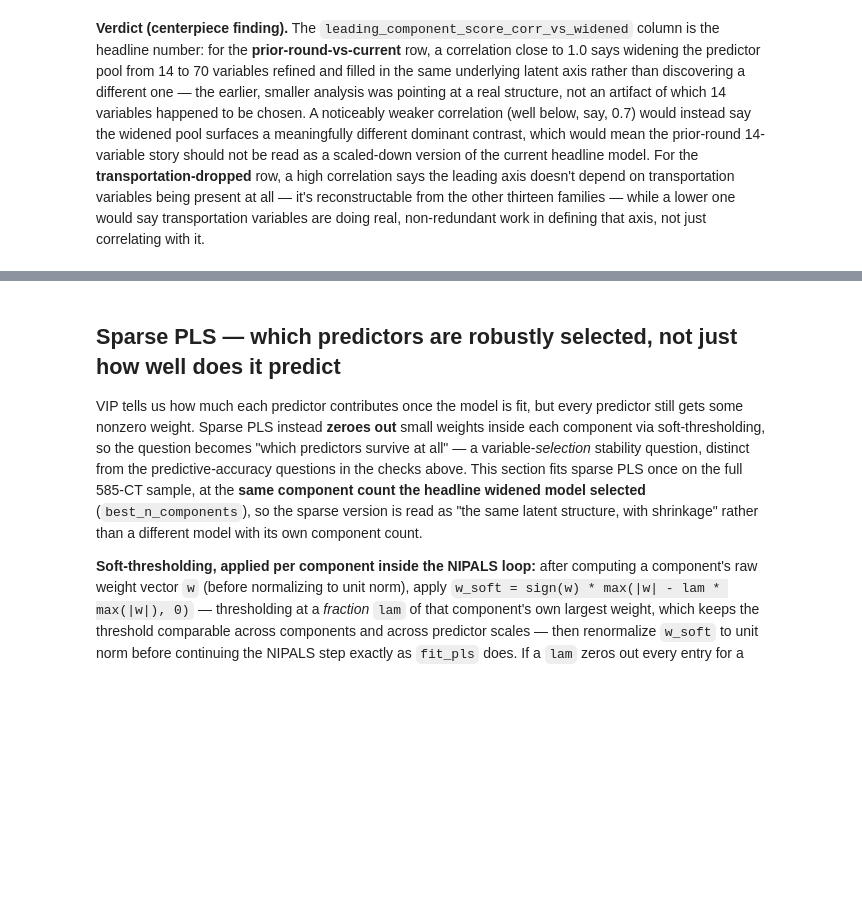
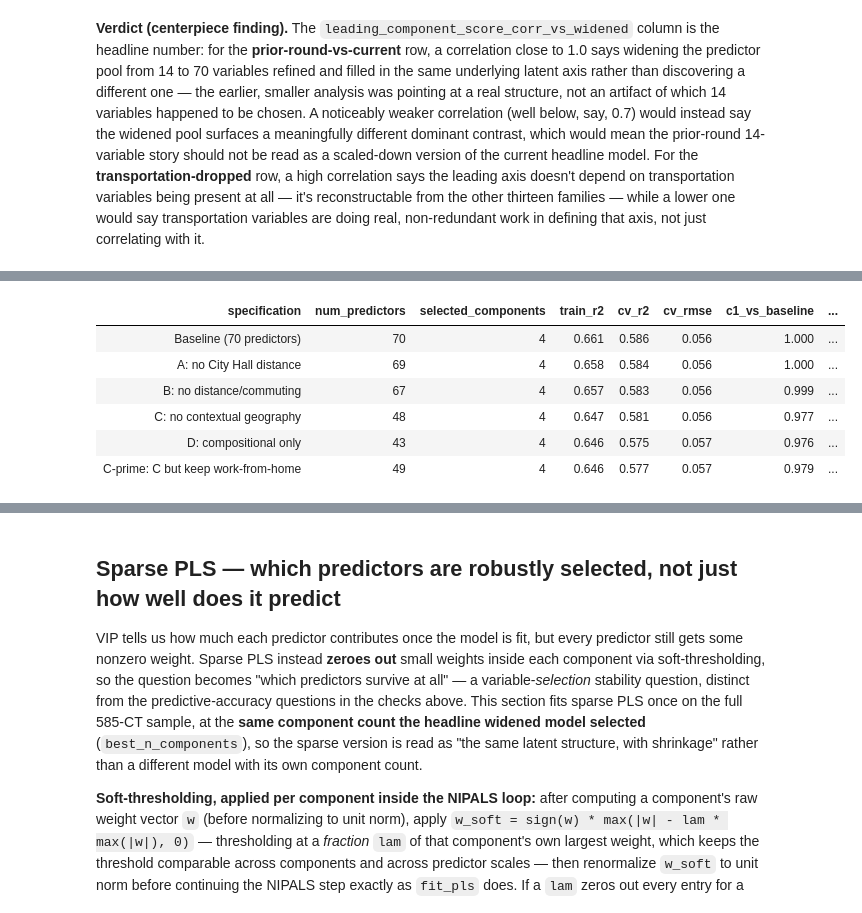
Before and after one commit to schoolofcities/place-and-politics-toronto, a Jupyter notebook: analysis/toronto_election_turnout/08_robustness_and_alternative_models.ipynb, the cells around one changed output, grey strips where cells are left out. Cells and saved outputs as stored; diff of their text form; code cells hidden in the pictures; blank space fills up the shorter version.

```diff
--- a/analysis/toronto_election_turnout/08_robustness_and_alternative_models.ipynb
+++ b/analysis/toronto_election_turnout/08_robustness_and_alternative_models.ipynb
@@ -790,0 +911,76 @@ Current predictor set without transportation: 61 predictors (9 removed)
+# %%
+assert (df_model["ct_id"].to_numpy() == scores_wide["ct_id"].to_numpy()).all()
+baseline_scores = mean_model.scores[:, 0]
+baseline_loadings = pd.Series(mean_model.loadings[:, 0], index=PREDICTORS)
+distance_km = df_model[DISTANCE_VARIABLE].to_numpy(float)
+
+
+def fit_core_periphery_spec(label, predictor_list):
+    x_spec = df_model[predictor_list].to_numpy(dtype=float)
+    n_comp, _ = choose_components(x_spec, y, max_components=MAX_COMPONENTS)
+    model_spec = fit_pls(x_spec, y, n_comp)
+    train_fit = metrics(y, predict_pls(model_spec, x_spec), n_comp)
+    cv_fit = metrics(y, cv_predictions(x_spec, y, n_comp), n_comp)
+
+    # PLS signs are arbitrary: align Component 1 to the baseline before comparing.
+    sign = 1.0 if np.corrcoef(model_spec.scores[:, 0], baseline_scores)[0, 1] >= 0 else -1.0
+    scores = sign * model_spec.scores[:, 0]
+    loadings = pd.Series(sign * model_spec.loadings[:, 0], index=predictor_list)
+    shared = [v for v in predictor_list if v in baseline_loadings.index]
+    a, b = loadings[shared].to_numpy(), baseline_loadings[shared].to_numpy()
+
+    row = {
+        "specification": label,
+        "num_predictors": len(predictor_list),
+        "selected_components": n_comp,
+        "train_r2": train_fit["r2"],
+        "cv_r2": cv_fit["r2"],
+        "cv_rmse": cv_fit["rmse"],
+        "c1_vs_baseline": float(np.corrcoef(scores, baseline_scores)[0, 1]),
+        "c1_vs_baseline_spearman": float(pd.Series(scores).corr(pd.Series(baseline_scores), method="spearman")),
+        "c1_vs_turnout": float(np.corrcoef(scores, y)[0, 1]),
+        "c1_vs_city_hall_distance": float(np.corrcoef(scores, distance_km)[0, 1]),
+        "loading_corr_shared": float(np.corrcoef(a, b)[0, 1]),
+        "loading_cosine_shared": float(a @ b / (np.linalg.norm(a) * np.linalg.norm(b))),
+        "n_shared_loadings": len(shared),
+    }
+    return row, scores, loadings
+
+
+core_periphery_rows, core_periphery_scores, core_periphery_loadings = [], {}, {}
+for label, predictor_list in tqdm(CORE_PERIPHERY_SPECS.items(), desc="Core-periphery specs"):
+    row, scores, loadings = fit_core_periphery_spec(label, predictor_list)
+    core_periphery_rows.append(row)
+    core_periphery_scores[label] = scores
+    core_periphery_loadings[label] = loadings
+
+BASELINE_LABEL = "Baseline (70 predictors)"
+refit_baseline = core_periphery_rows[0]
+assert refit_baseline["selected_components"] == best_n_components and abs(refit_baseline["cv_r2"] - mean_cv_fit["r2"]) < 1e-12
+assert abs(refit_baseline["c1_vs_baseline"] - 1.0) < 1e-9
+
+
+def read_axis(r):
+    if r >= SAME_AXIS_CORR:
+        return f"Same axis ({r**2:.0%} of baseline C1 variance shared)"
+    if r >= RELATED_AXIS_CORR:
+        return f"Largely the same axis ({r**2:.0%} shared)"
+    return f"Materially different axis ({r**2:.0%} shared)"
+
+
+core_periphery = pd.DataFrame(core_periphery_rows)
+core_periphery["interpretation"] = core_periphery["c1_vs_baseline"].map(read_axis)
+core_periphery.loc[0, "interpretation"] = "Reference"
+
+print("Compact comparison (the table the reviewer asked for):")
+display(core_periphery[["specification", "num_predictors", "cv_r2", "c1_vs_baseline", "c1_vs_turnout", "interpretation"]]
+        .rename(columns={"num_predictors": "predictors", "cv_r2": "CV R^2", "c1_vs_baseline": "C1 vs baseline",
+                         "c1_vs_turnout": "C1 vs turnout"})
+        .style.format({"CV R^2": "{:.3f}", "C1 vs baseline": "{:.3f}", "C1 vs turnout": "{:+.3f}"}).hide(axis="index"))
+
+print("Full set of requested statistics:")
+display(core_periphery.drop(columns="interpretation").style.format(
+    {c: "{:.3f}" for c in core_periphery.columns if core_periphery[c].dtype == float}).hide(axis="index"))
+
+print(f"Reference: City Hall distance alone vs. mean turnout, r = {np.corrcoef(distance_km, y)[0, 1]:+.3f}")
+# %% [output]
@@ -790,0 +996,7 @@ Current predictor set without transportation: 61 predictors (9 removed)
+| specification | num_predictors | selected_components | train_r2 | cv_r2 | cv_rmse | c1_vs_baseline | ... |
+| Baseline (70 predictors) | 70 | 4 | 0.661 | 0.586 | 0.056 | 1.000 | ... |
+| A: no City Hall distance | 69 | 4 | 0.658 | 0.584 | 0.056 | 1.000 | ... |
+| B: no distance/commuting | 67 | 4 | 0.657 | 0.583 | 0.056 | 0.999 | ... |
+| C: no contextual geography | 48 | 4 | 0.647 | 0.581 | 0.056 | 0.977 | ... |
+| D: compositional only | 43 | 4 | 0.646 | 0.575 | 0.057 | 0.976 | ... |
+| C-prime: C but keep work-from-home | 49 | 4 | 0.646 | 0.577 | 0.057 | 0.979 | ... |
```
Also changed, not shown: parts of 11 cells of this notebook.
